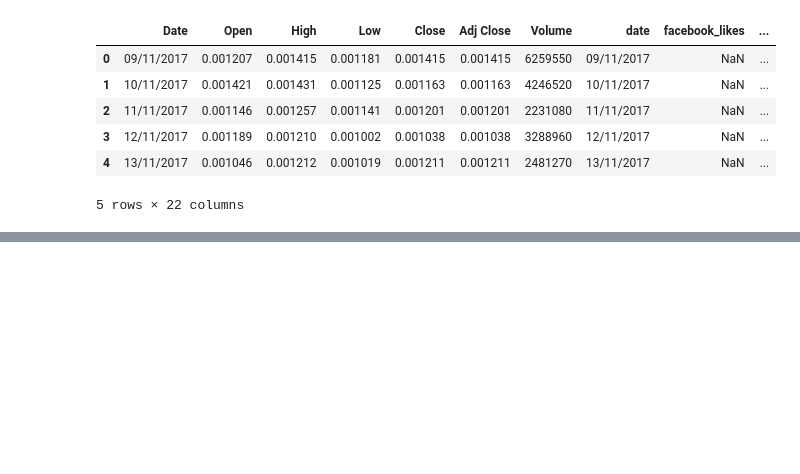
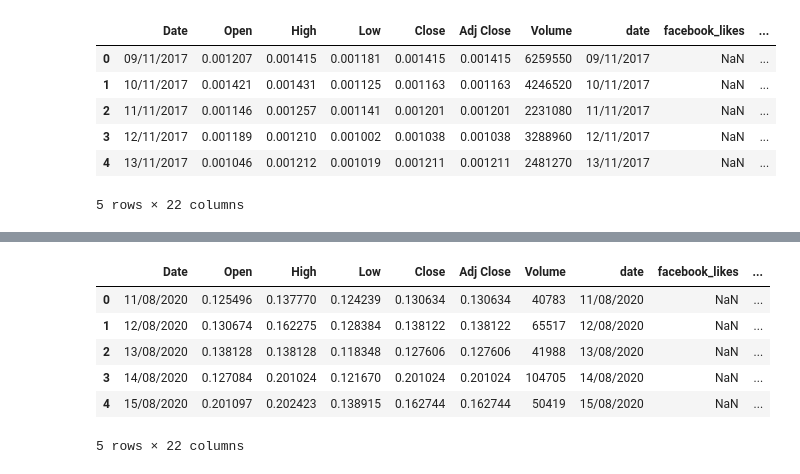
Before and after one commit to AnLong98/SIAP_2022, a Jupyter notebook: notebooks/data_aggregation.ipynb, the cells around one changed output, grey strips where cells are left out. Saved outputs shown, nothing was run; the diff lists cells and outputs as text; code cells hidden in the pictures; blank space fills up the shorter version.

```diff
--- a/notebooks/data_aggregation.ipynb
+++ b/notebooks/data_aggregation.ipynb
@@ -176,0 +195,6 @@ memory usage: 325.1+ KB
+# %%
+data_idn_usd = pd.read_csv("../IDNA-USD.csv")
+#Konvertujem datum u jedinstven format
+data_idn_usd['Date'] = pd.to_datetime(data_idn_usd ['Date'], format='%Y-%m-%d')
+data_idn_usd['Date'] = data_idn_usd["Date"].dt.strftime('%d/%m/%Y')
+data_idn_usd.head()
@@ -176,0 +208,6 @@ memory usage: 325.1+ KB
+# %%
+data_idn_stats = pd.read_csv("../idena-stats.csv")
+#Konvertujem datum u jedinstven format
+data_idn_stats['date'] = pd.to_datetime(data_idn_stats['date'], format='%d-%m-%Y')
+data_idn_stats['date'] = data_idn_stats["date"].dt.strftime('%d/%m/%Y')
+data_idn_stats.head()
@@ -176,0 +221,6 @@ memory usage: 325.1+ KB
+# %%
+data_idn_google = pd.read_csv("../idena_google_trend.csv")
+#Konvertujem datum u jedinstven format
+data_idn_google['date'] = pd.to_datetime(data_idn_google['date'], format='%Y-%m-%d')
+data_idn_google['date'] = data_idn_google["date"].dt.strftime('%d/%m/%Y')
+data_idn_google.head()
@@ -176,0 +234,14 @@ memory usage: 325.1+ KB
+# %%
+data_idn_stats.set_index('date')
+data_idn_google.set_index('date')
+data_idn_usd.set_index('Date')
+merged_idena=pd.merge(data_idn_usd,data_idn_stats, how='inner', left_index=True, right_index=True)
+merged_idena.head()
+# %% [output]
+|  | Date | Open | High | Low | Close | Adj Close | Volume | date | facebook_likes | ... |
+| 0 | 11/08/2020 | 0.125496 | 0.137770 | 0.124239 | 0.130634 | 0.130634 | 40783 | 11/08/2020 | NaN | ... |
+| 1 | 12/08/2020 | 0.130674 | 0.162275 | 0.128384 | 0.138122 | 0.138122 | 65517 | 12/08/2020 | NaN | ... |
+| 2 | 13/08/2020 | 0.138128 | 0.138128 | 0.118348 | 0.127606 | 0.127606 | 41988 | 13/08/2020 | NaN | ... |
+| 3 | 14/08/2020 | 0.127084 | 0.201024 | 0.121670 | 0.201024 | 0.201024 | 104705 | 14/08/2020 | NaN | ... |
+| 4 | 15/08/2020 | 0.201097 | 0.202423 | 0.138915 | 0.162744 | 0.162744 | 50419 | 15/08/2020 | NaN | ... |
+5 rows × 22 columns
```
Also changed, not shown: parts of 22 cells of this notebook, 5 other files.
